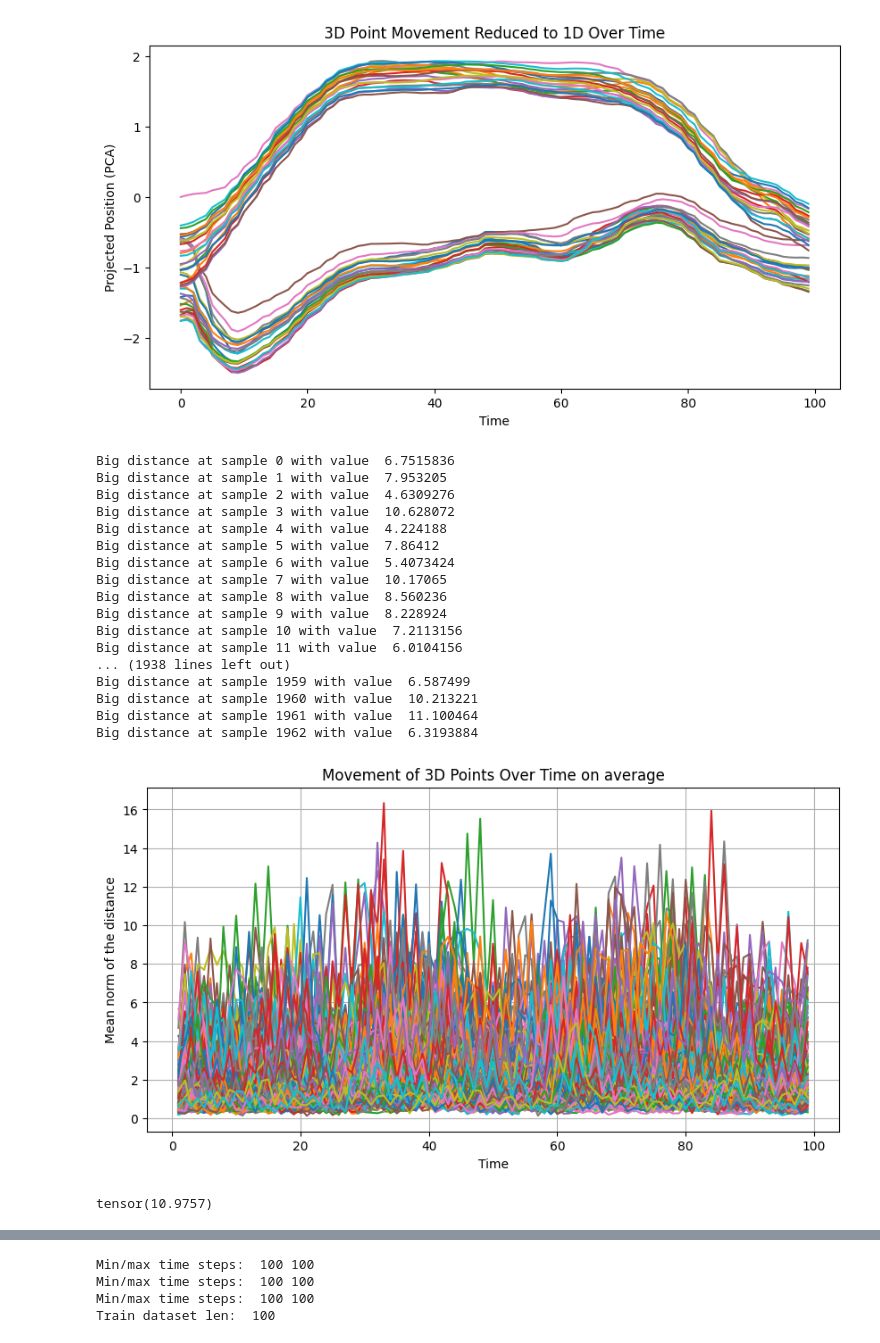
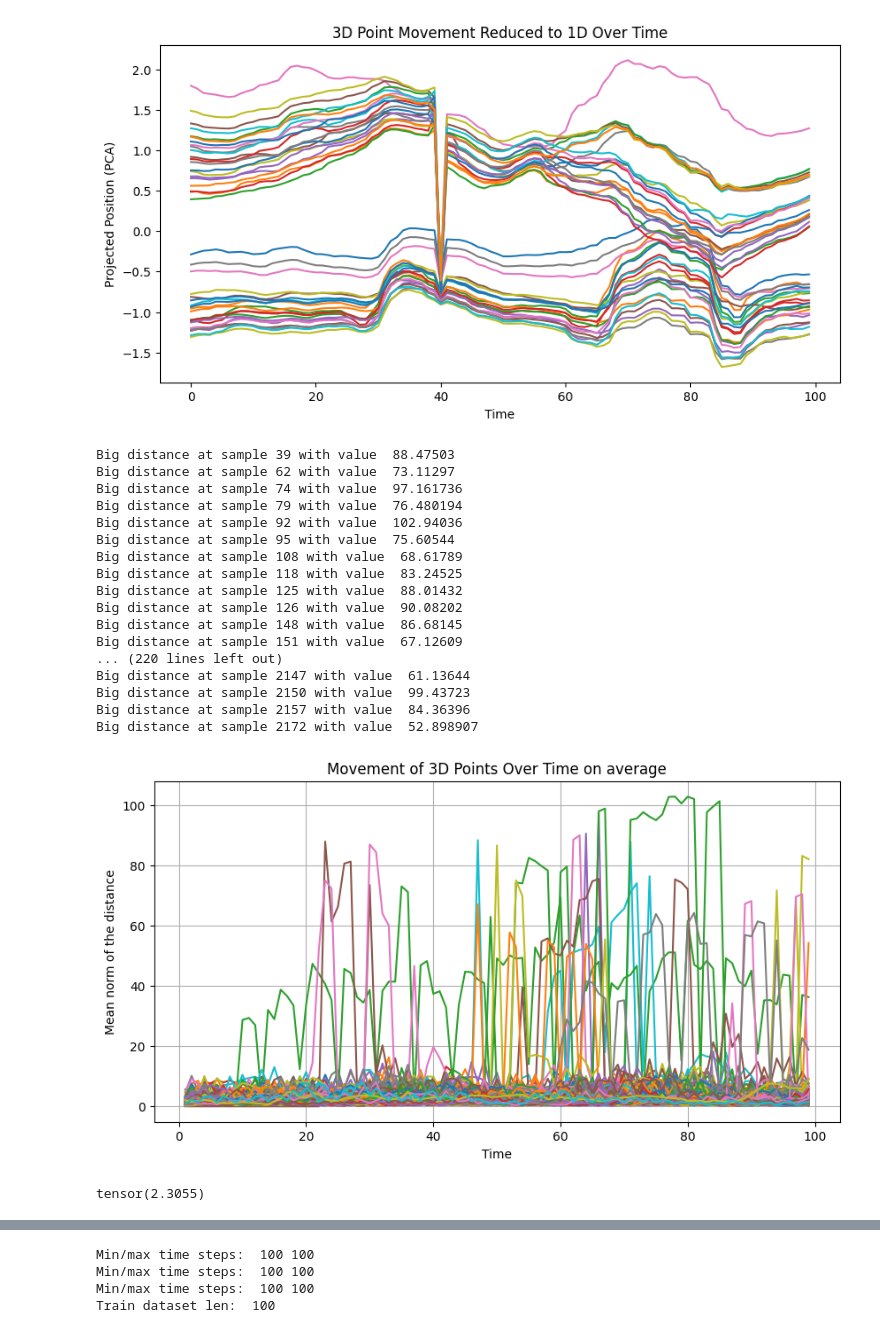
Before and after one commit to FrancescoAgnelli3/4D_hands, a Jupyter notebook: Assembly/nri/NRI.ipynb, the cells around one changed output, grey strips where cells are left out. Drawn from its saved outputs; the diff is of its cells as text; code cells hidden in the pictures.

```diff
--- a/Assembly/nri/NRI.ipynb
+++ b/Assembly/nri/NRI.ipynb
@@ -96,9 +96,9 @@ def load_files(folder_path, compute_velocity_b=False, substring='*.npy', equaliz
 		for i in range(d.shape[0]):
 			d[i] = normalize(d[i])
 
-		if np.max(np.sum((np.linalg.norm(np.diff(d, axis=0), axis=2)), axis = 1)) < 25:
-			train_data.append(d)
-		# train_data.append(d)
+		# if np.max(np.sum((np.linalg.norm(np.diff(d, axis=0), axis=2)), axis = 1)) < 25:
+		# 	train_data.append(d)
+		train_data.append(d)
 
 	pattern = os.path.join(folder_path, 'va*'+substring)
 	file_names = glob.glob(pattern)
@@ -120,9 +120,9 @@ def load_files(folder_path, compute_velocity_b=False, substring='*.npy', equaliz
 		for i in range(d.shape[0]):
 			d[i] = normalize(d[i])
 
-		if np.max(np.sum((np.linalg.norm(np.diff(d, axis=0), axis=2)), axis = 1)) < 25:
-			val_data.append(d)
-		# val_data.append(d)
+		# if np.max(np.sum((np.linalg.norm(np.diff(d, axis=0), axis=2)), axis = 1)) < 25:
+		# 	val_data.append(d)
+		val_data.append(d)
 
 	pattern = os.path.join(folder_path, 'te*'+substring)
 	file_names = glob.glob(pattern)
@@ -143,9 +143,9 @@ def load_files(folder_path, compute_velocity_b=False, substring='*.npy', equaliz
 
 		for i in range(d.shape[0]):
 			d[i] = normalize(d[i])
-		if np.max(np.sum((np.linalg.norm(np.diff(d, axis=0), axis=2)), axis = 1)) < 25:
-			test_data.append(d)
-		# test_data.append(d)
+		# if np.max(np.sum((np.linalg.norm(np.diff(d, axis=0), axis=2)), axis = 1)) < 25:
+		# 	test_data.append(d)
+		test_data.append(d)
 
 	print("Train data len: ", len(train_data))
 	print("Val data len  : ", len(val_data))
@@ -376,5 +376,5 @@ Current dir: /home/studenti/agnelli/projects/nri
 # %%
 # load data
-path = "/home/studenti/agnelli/projects/nri/data"
+path = "/home/studenti/agnelli/projects/4D_hands/Assembly/nri/data"
 train_data, val_data, test_data = load_files(path, equalize=True, eq_axis=0, target_size=100)
 # %% [output]
@@ -432,7 +432,7 @@ i = 0
 for land in train_data:
     distances = np.linalg.norm(np.diff(land, axis=0), axis=2)  # Shape (t-1, n)
     mean_distance.append(np.sum(distances, axis=1))
-    if np.max(mean_distance[i])>3:
+    if np.max(mean_distance[i])>20:
         print("Big distance at sample", i, "with value ", np.max(mean_distance[i]))
     i += 1
 
@@ -451,22 +451,22 @@ plt.show()
-[figure, old version]
+[figure, new version]
-Big distance at sample 0 with value  6.7515836
-Big distance at sample 1 with value  7.953205
-Big distance at sample 2 with value  4.6309276
-Big distance at sample 3 with value  10.628072
-Big distance at sample 4 with value  4.224188
-Big distance at sample 5 with value  7.86412
-Big distance at sample 6 with value  5.4073424
-Big distance at sample 7 with value  10.17065
-Big distance at sample 8 with value  8.560236
-Big distance at sample 9 with value  8.228924
-Big distance at sample 10 with value  7.2113156
-Big distance at sample 11 with value  6.0104156
-... (1938 lines left out)
-Big distance at sample 1959 with value  6.587499
-Big distance at sample 1960 with value  10.213221
-Big distance at sample 1961 with value  11.100464
-Big distance at sample 1962 with value  6.3193884
+Big distance at sample 39 with value  88.47503
+Big distance at sample 62 with value  73.11297
+Big distance at sample 74 with value  97.161736
+Big distance at sample 79 with value  76.480194
+Big distance at sample 92 with value  102.94036
+Big distance at sample 95 with value  75.60544
+Big distance at sample 108 with value  68.61789
+Big distance at sample 118 with value  83.24525
+Big distance at sample 125 with value  88.01432
+Big distance at sample 126 with value  90.08202
+Big distance at sample 148 with value  86.68145
+Big distance at sample 151 with value  67.12609
+... (220 lines left out)
+Big distance at sample 2147 with value  61.13644
+Big distance at sample 2150 with value  99.43723
+Big distance at sample 2157 with value  84.36396
+Big distance at sample 2172 with value  52.898907
-[figure, old version]
+[figure, new version]
 # %%
 # left_hand = train_data[0][:, :21, :]
 # right_hand = train_data[0][:, 21:, :]
@@ -482,7 +482,7 @@ A = torch.cat([A,A+21], dim=0)
 
 torch.max(abs(landmarks))
 # %% [output]
-tensor(10.9757)
+tensor(2.3055)
 # %%
 import plotly.graph_objects as go
 
```
Also changed, not shown: parts of 3 cells of this notebook, 14 other files.
